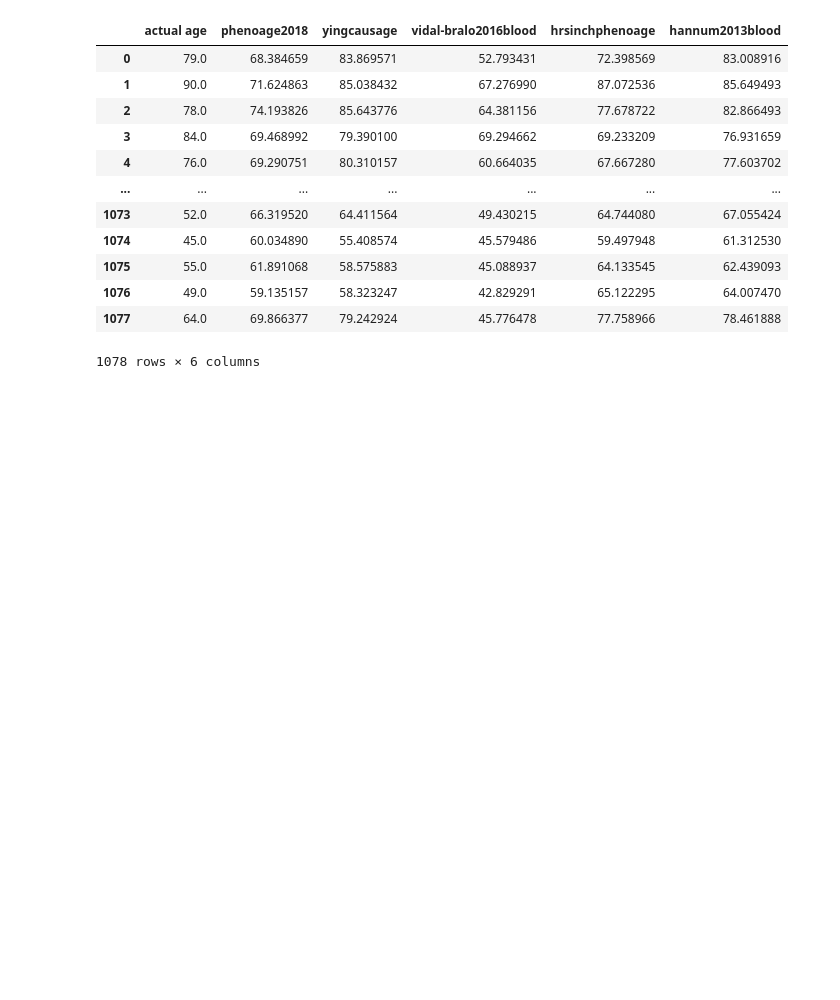
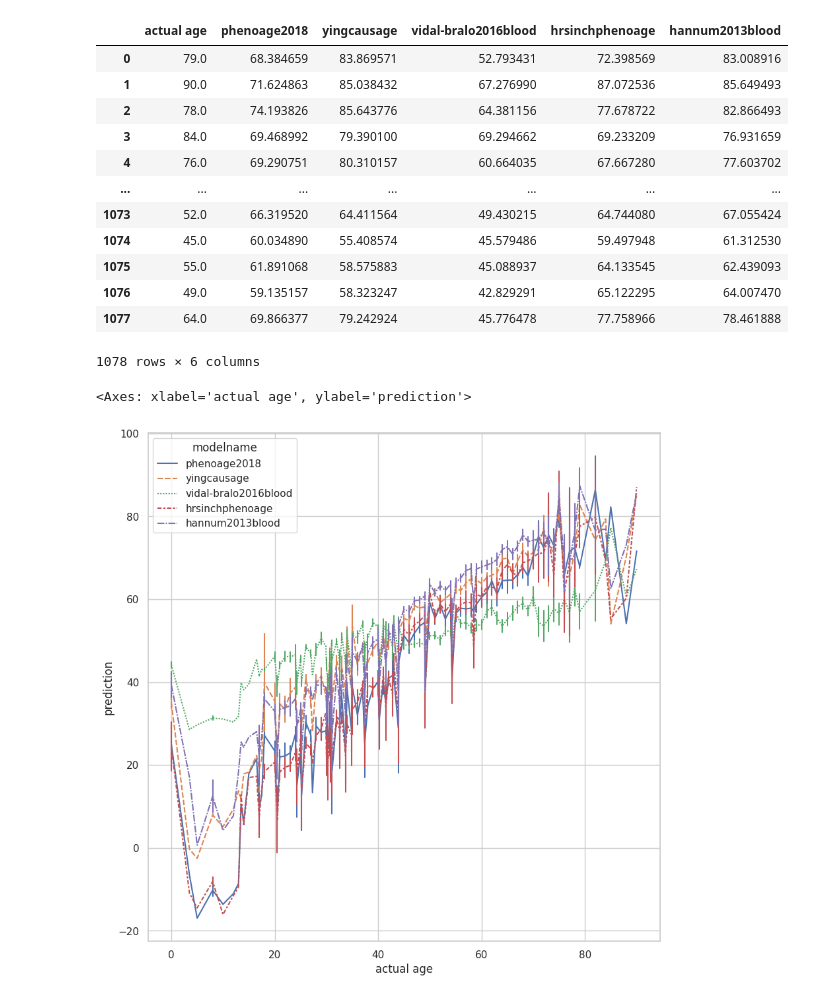
Before and after one commit to ComputationalAgingLab/ComputAge, a Jupyter notebook: lin_models_estimation.ipynb, the cells around one changed output. Drawn from its saved outputs; the diff is of its cells as text; code cells hidden in the pictures; blank space fills up the shorter version.

Commit message:
figures

```diff
--- a/lin_models_estimation.ipynb
+++ b/lin_models_estimation.ipynb
@@ -182,0 +172,9 @@ y_reset
+# %%
+dfm = general.melt('actual age', var_name='modelname', value_name='prediction')
+
+fig, ax = plt.subplots(figsize = (10, 10))
+sns.set_theme(style="whitegrid")
+sns.lineplot(data=dfm, y='prediction', x = 'actual age', hue='modelname' , style='modelname',err_style="bars", errorbar=("se", 1))
+# %% [output]
+<Axes: xlabel='actual age', ylabel='prediction'>
+[figure, added]
```
Also changed, not shown: parts of 8 cells of this notebook, 1 other file.
